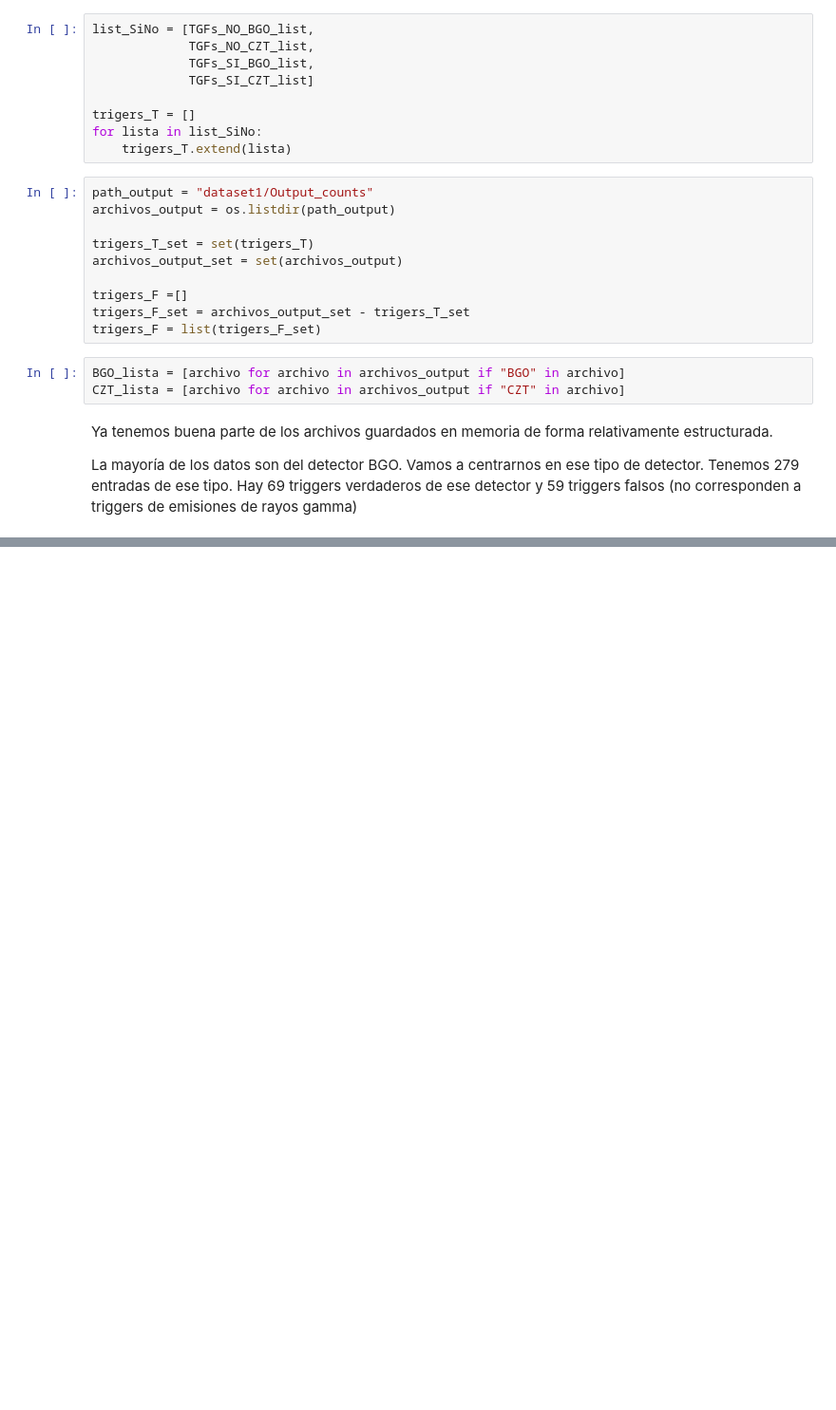
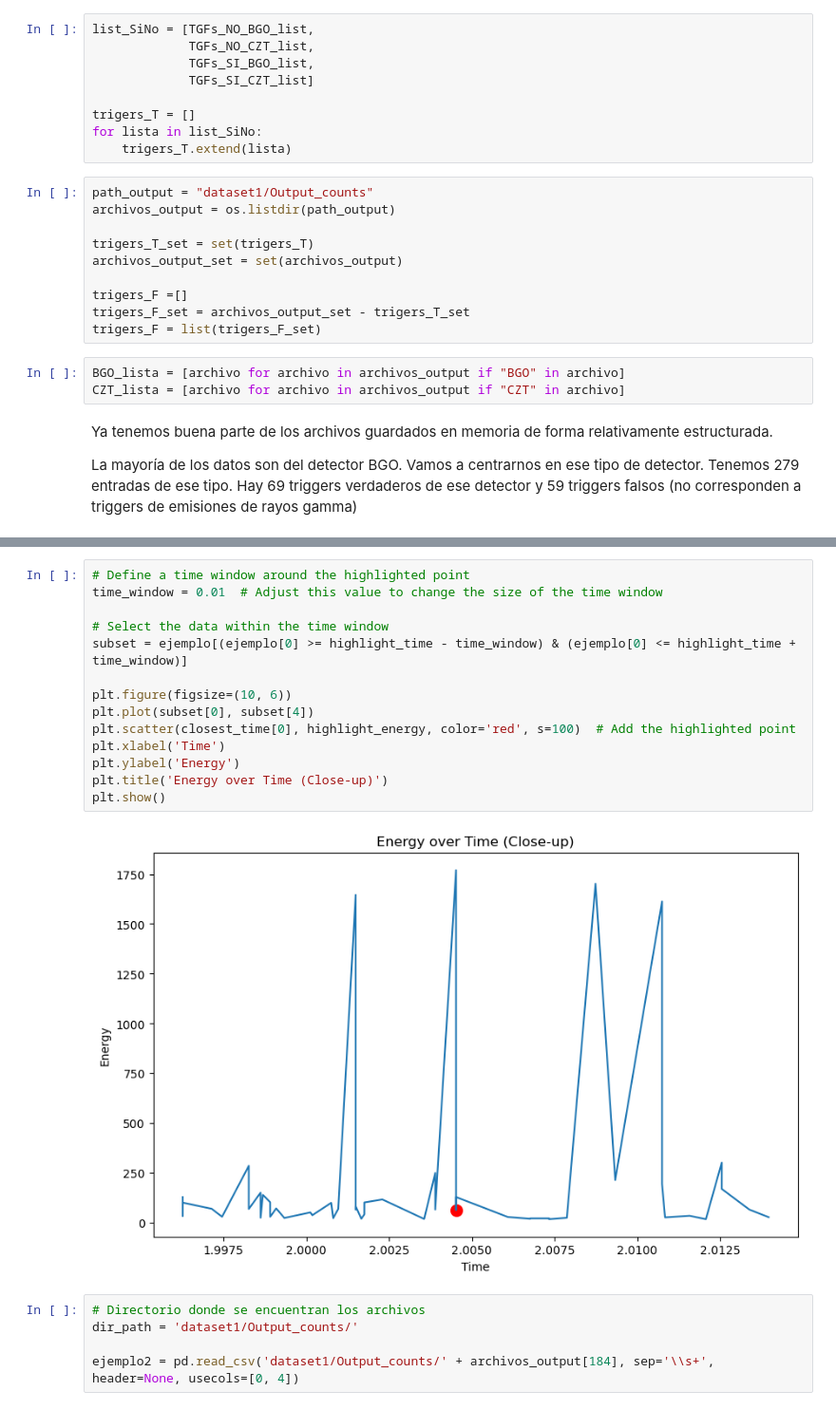
Before and after one commit to Carsanpo/Entregas_RNN, a Jupyter notebook: Entregable_3.ipynb, the cells around one changed output, grey strips where cells are left out. Shown at 95% size. Cells and saved outputs as stored; diff of their text form; blank space fills up the shorter version.

```diff
--- a/Entregable_3.ipynb
+++ b/Entregable_3.ipynb
@@ -61,0 +102,21 @@ La mayoría de los datos son del detector BGO. Vamos a centrarnos en ese tipo de
+# %%
+# Define a time window around the highlighted point
+time_window = 0.01  # Adjust this value to change the size of the time window
+
+# Select the data within the time window
+subset = ejemplo[(ejemplo[0] >= highlight_time - time_window) & (ejemplo[0] <= highlight_time + time_window)]
+
+plt.figure(figsize=(10, 6))
+plt.plot(subset[0], subset[4])
+plt.scatter(closest_time[0], highlight_energy, color='red', s=100)  # Add the highlighted point
+plt.xlabel('Time')
+plt.ylabel('Energy')
+plt.title('Energy over Time (Close-up)')
+plt.show()
+# %% [output]
+[figure, added]
+# %%
+# Directorio donde se encuentran los archivos
+dir_path = 'dataset1/Output_counts/'
+
+ejemplo2 = pd.read_csv('dataset1/Output_counts/' + archivos_output[184], sep='\\s+', header=None, usecols=[0, 4])
```
Also changed, not shown: parts of 6 cells of this notebook, 3 other files.
